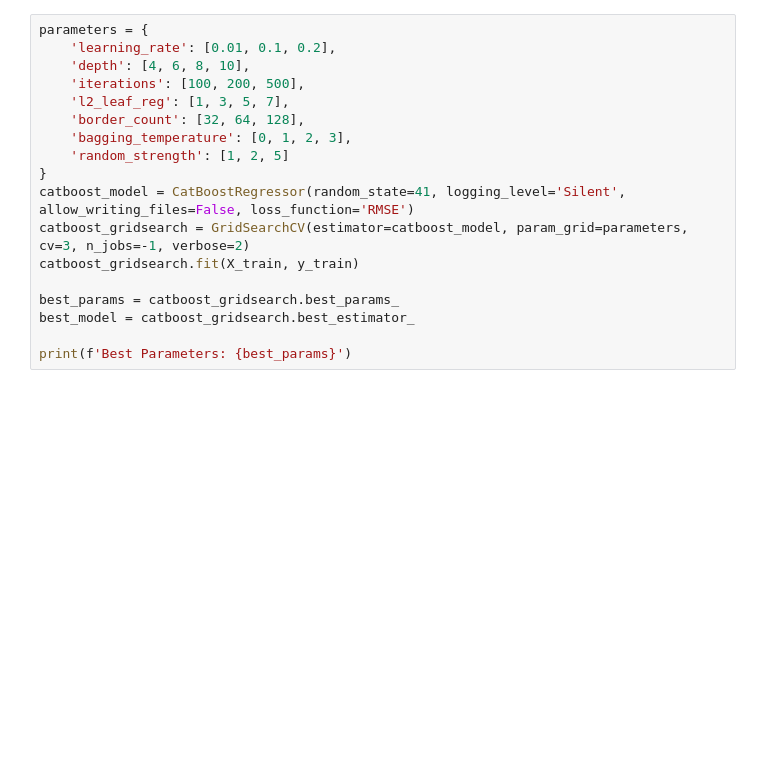
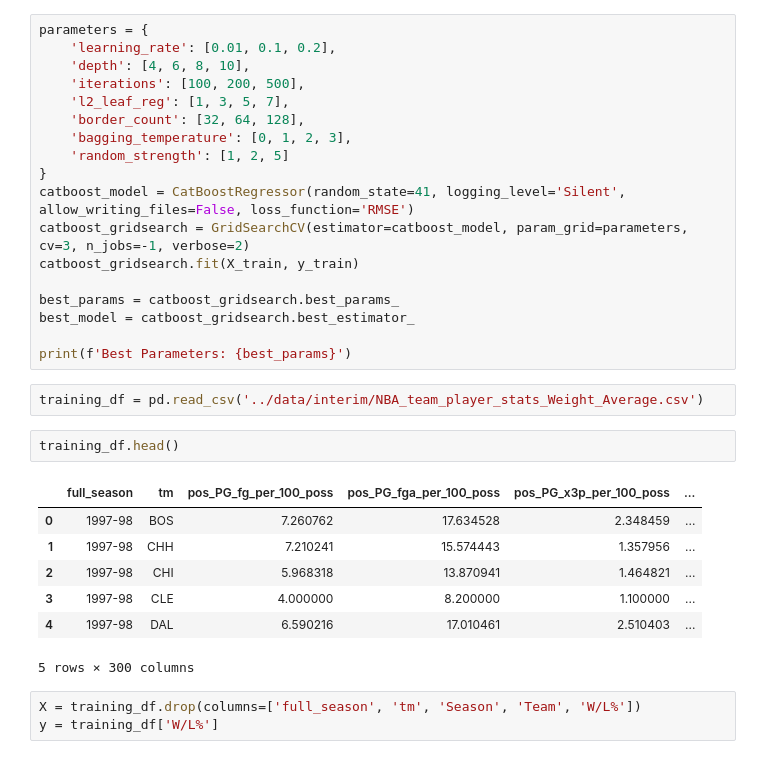
Before and after one commit to sean-r-duffy/nba-analytics, a Jupyter notebook: notebooks/team_wins_prediction_SD.ipynb, the cells around one changed output. Saved outputs shown, nothing was run; the diff lists cells and outputs as text; blank space fills up the shorter version.

```diff
--- a/notebooks/team_wins_prediction_SD.ipynb
+++ b/notebooks/team_wins_prediction_SD.ipynb
@@ -209,3 +213,18 @@ best_params = catboost_gridsearch.best_params_
 best_model = catboost_gridsearch.best_estimator_
 
 print(f'Best Parameters: {best_params}')
+# %%
+training_df = pd.read_csv('../data/interim/NBA_team_player_stats_Weight_Average.csv')
+# %%
+training_df.head()
+# %% [output]
+|  | full_season | tm | pos_PG_fg_per_100_poss | pos_PG_fga_per_100_poss | pos_PG_x3p_per_100_poss | ... |
+| 0 | 1997-98 | BOS | 7.260762 | 17.634528 | 2.348459 | ... |
+| 1 | 1997-98 | CHH | 7.210241 | 15.574443 | 1.357956 | ... |
+| 2 | 1997-98 | CHI | 5.968318 | 13.870941 | 1.464821 | ... |
+| 3 | 1997-98 | CLE | 4.000000 | 8.200000 | 1.100000 | ... |
+| 4 | 1997-98 | DAL | 6.590216 | 17.010461 | 2.510403 | ... |
+5 rows × 300 columns
+# %%
+X = training_df.drop(columns=['full_season', 'tm', 'Season', 'Team', 'W/L%'])
+y = training_df['W/L%']
```
Also changed, not shown: parts of 4 cells of this notebook, 5 other files.
